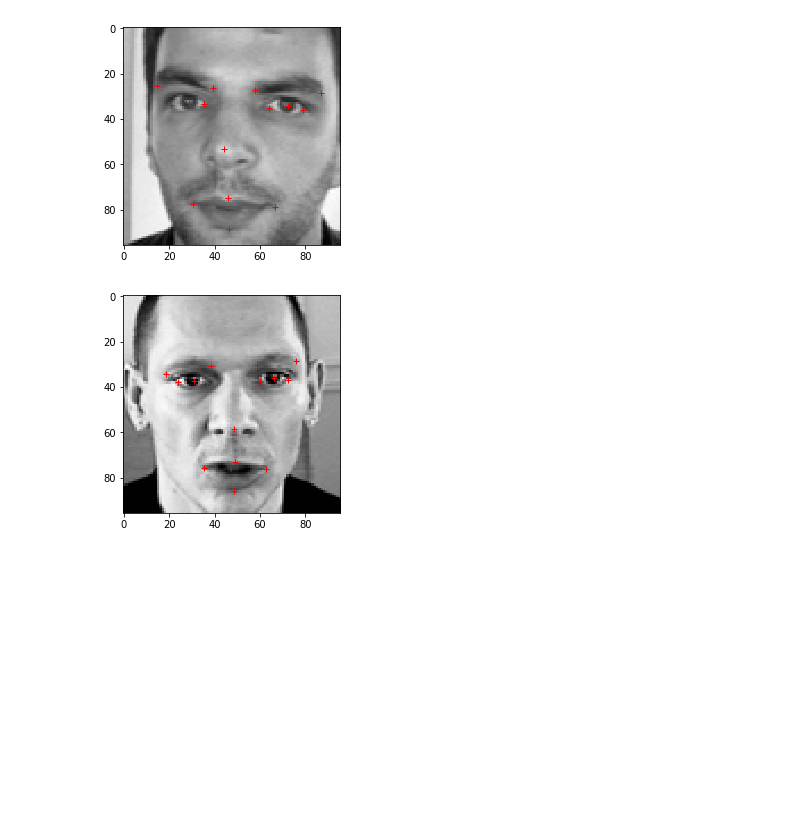
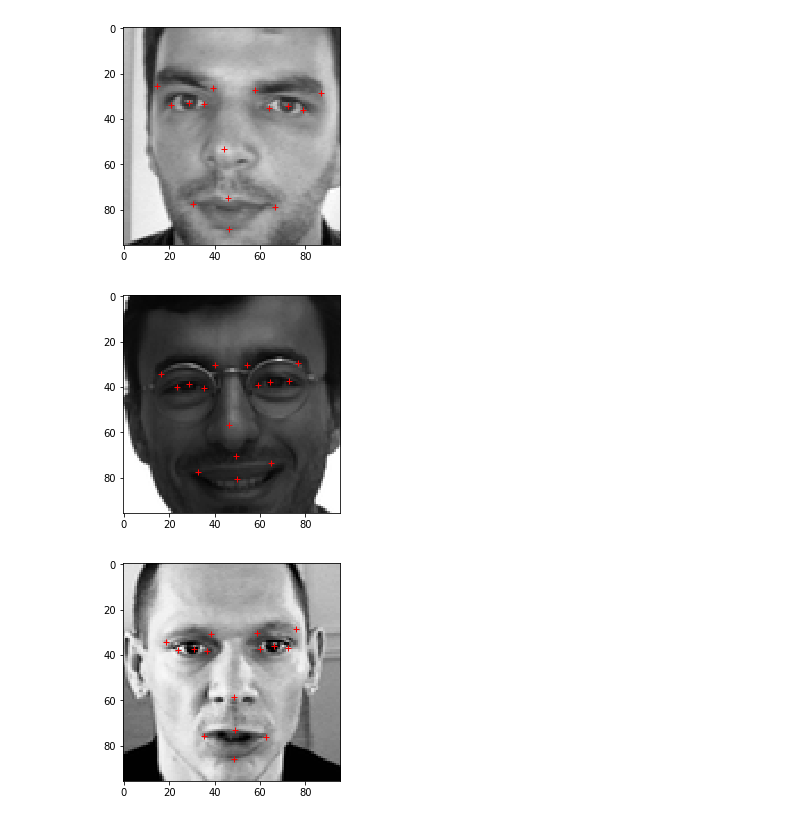
Before and after one commit to aurelius23/facial_keypoint_detection, a Jupyter notebook: facial.ipynb, the cells around one changed output. Saved outputs shown, nothing was run; the diff lists cells and outputs as text; code cells hidden in the pictures; blank space fills up the shorter version.

```diff
--- a/facial.ipynb
+++ b/facial.ipynb
@@ -77,8 +100,9 @@ model.add(Activation('relu'))
 model.add(Dense(30))
 sgd = optimizers.SGD(lr=0.01, momentum=0.9, nesterov=True)
 model.compile(loss="mse", optimizer=sgd)
-es = callbacks.EarlyStopping(monitor='val_loss',min_delta=0,patience=10,verbose=0, mode='auto')
+es = callbacks.EarlyStopping(monitor='val_loss',min_delta=0,patience=50,verbose=0, mode='auto')
 history = model.fit(x,y,epochs=1000,validation_split=.2,verbose=1,callbacks=[es])
+model.save('single_hidden.h5')
 # %% [output]
 Train on 1712 samples, validate on 428 samples
 Epoch 1/1000
@@ -142,3 +174,7 @@ def plot_test(x,y,n=0):
+# %%
+plot_test(test_x,pred,333)
+# %% [output]
+[figure, added]
 # %%
 plot_test(x,y,99)
 # %% [output]
```
Also changed, not shown: parts of 14 cells of this notebook, 1 other file.
